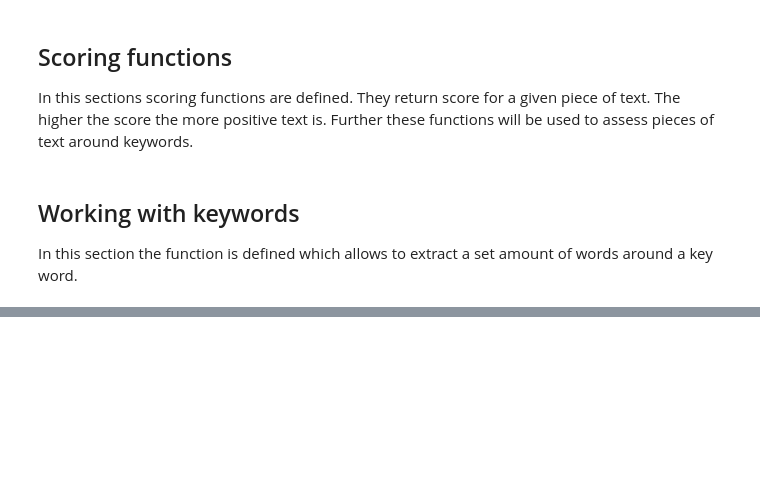
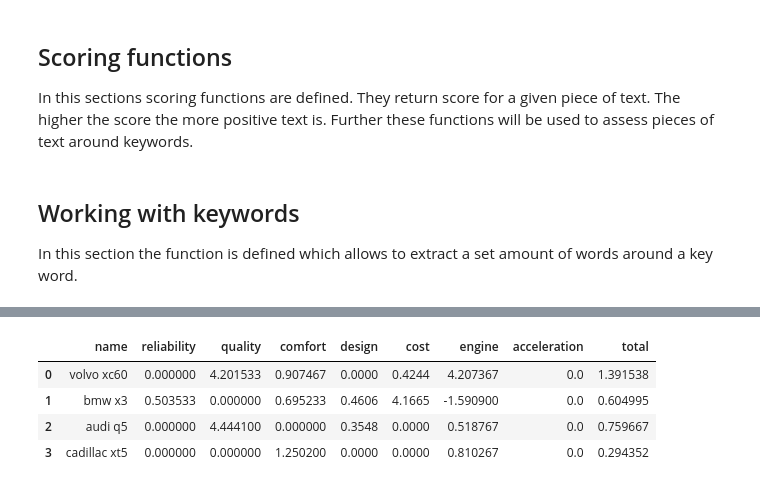
Before and after one commit to inotin/reviewAnalyzer-, a Jupyter notebook: reviewAnalyzer.ipynb, the cells around one changed output, grey strips where cells are left out. Saved outputs shown, nothing was run; the diff lists cells and outputs as text; code cells hidden in the pictures; blank space fills up the shorter version.

```diff
--- a/reviewAnalyzer.ipynb
+++ b/reviewAnalyzer.ipynb
@@ -465,0 +591,2 @@ links obtained
+# %%
+dfIm2= dfIm.copy()
@@ -465,0 +633,10 @@ links obtained
+# %%
+dfIm2 = dfIm2.reset_index()
+dfIm2 = dfIm2.drop(columns='index')
+dfIm2
+# %% [output]
+|  | name | reliability | quality | comfort | design | cost | engine | acceleration | total |
+| 0 | volvo xc60 | 0.000000 | 4.201533 | 0.907467 | 0.0000 | 0.4244 | 4.207367 | 0.0 | 1.391538 |
+| 1 | bmw x3 | 0.503533 | 0.000000 | 0.695233 | 0.4606 | 4.1665 | -1.590900 | 0.0 | 0.604995 |
+| 2 | audi q5 | 0.000000 | 4.444100 | 0.000000 | 0.3548 | 0.0000 | 0.518767 | 0.0 | 0.759667 |
+| 3 | cadillac xt5 | 0.000000 | 0.000000 | 1.250200 | 0.0000 | 0.0000 | 0.810267 | 0.0 | 0.294352 |
```
Also changed, not shown: parts of 32 cells of this notebook, 5 other files.
